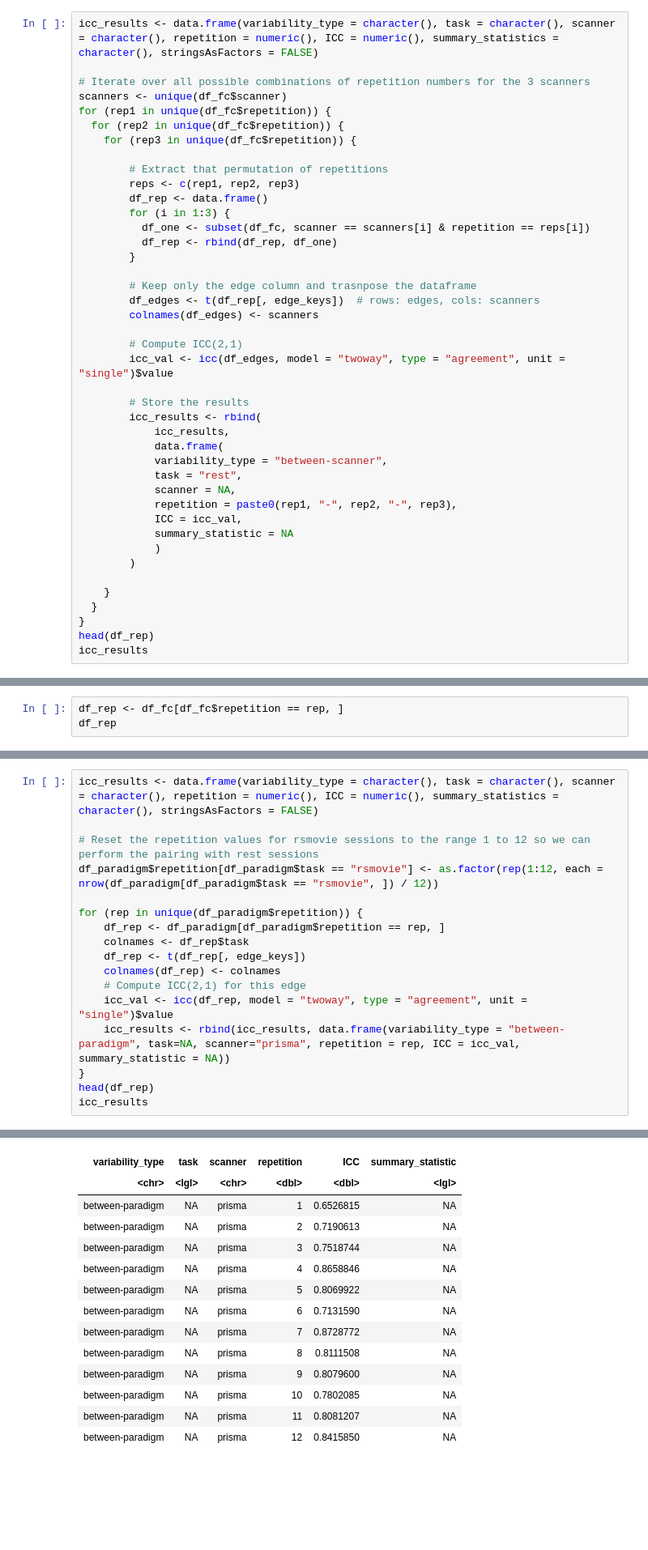
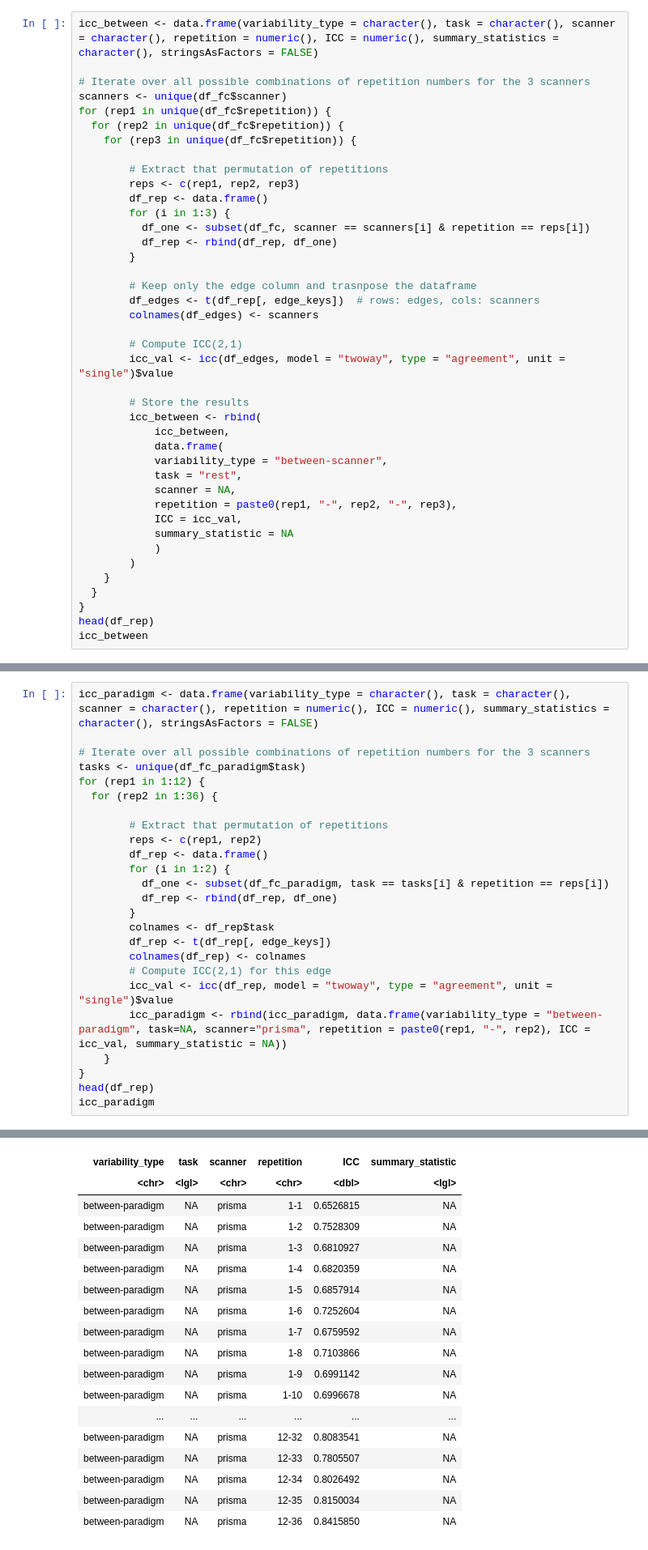
Before and after one commit to celprov/hcph-sops, a Jupyter notebook: docs/analysis/icc.ipynb, the cells around one changed output, grey strips where cells are left out. Shown at 81% size. Cells and saved outputs as stored; diff of their text form; blank space fills up the shorter version.

```diff
--- a/docs/analysis/icc.ipynb
+++ b/docs/analysis/icc.ipynb
@@ -209,7 +209,7 @@ Mean ICC across edges: -0.02419042
 Median ICC across edges: -0.01757463
 [figure]
 # %%
-icc_results <- data.frame(variability_type = character(), task = character(), scanner = character(), repetition = numeric(), ICC = numeric(), summary_statistics = character(), stringsAsFactors = FALSE)
+icc_between <- data.frame(variability_type = character(), task = character(), scanner = character(), repetition = numeric(), ICC = numeric(), summary_statistics = character(), stringsAsFactors = FALSE)
 
 # Iterate over all possible combinations of repetition numbers for the 3 scanners
 scanners <- unique(df_fc$scanner)
@@ -233,8 +233,8 @@ for (rep1 in unique(df_fc$repetition)) {
         icc_val <- icc(df_edges, model = "twoway", type = "agreement", unit = "single")$value
 
         # Store the results
-        icc_results <- rbind(
-            icc_results,
+        icc_between <- rbind(
+            icc_between,
             data.frame(
             variability_type = "between-scanner",
             task = "rest",
@@ -244,9 +244,8 @@ for (rep1 in unique(df_fc$repetition)) {
             summary_statistic = NA
             )
         )
-
     }
   }
 }
 head(df_rep)
-icc_results
+icc_between
@@ -275,3 +251,0 @@ A data.frame: 12 × 6
-# %%
-df_rep <- df_fc[df_fc$repetition == rep, ]
-df_rep
@@ -440,22 +409,30 @@ Mean ICC across edges: 0.01970949
 Median ICC across edges: 0.780564
 [figure]
 # %%
-icc_results <- data.frame(variability_type = character(), task = character(), scanner = character(), repetition = numeric(), ICC = numeric(), summary_statistics = character(), stringsAsFactors = FALSE)
+icc_paradigm <- data.frame(variability_type = character(), task = character(), scanner = character(), repetition = numeric(), ICC = numeric(), summary_statistics = character(), stringsAsFactors = FALSE)
 
-# Reset the repetition values for rsmovie sessions to the range 1 to 12 so we can perform the pairing with rest sessions
-df_paradigm$repetition[df_paradigm$task == "rsmovie"] <- as.factor(rep(1:12, each = nrow(df_paradigm[df_paradigm$task == "rsmovie", ]) / 12))
+# Iterate over all possible combinations of repetition numbers for the 3 scanners
+tasks <- unique(df_fc_paradigm$task)
+for (rep1 in 1:12) {
+  for (rep2 in 1:36) {
 
-for (rep in unique(df_paradigm$repetition)) {
-    df_rep <- df_paradigm[df_paradigm$repetition == rep, ]
-    colnames <- df_rep$task
-    df_rep <- t(df_rep[, edge_keys])
-    colnames(df_rep) <- colnames
-    # Compute ICC(2,1) for this edge
-    icc_val <- icc(df_rep, model = "twoway", type = "agreement", unit = "single")$value
-    icc_results <- rbind(icc_results, data.frame(variability_type = "between-paradigm", task=NA, scanner="prisma", repetition = rep, ICC = icc_val, summary_statistic = NA))
+        # Extract that permutation of repetitions
+        reps <- c(rep1, rep2)
+        df_rep <- data.frame()
+        for (i in 1:2) {
+          df_one <- subset(df_fc_paradigm, task == tasks[i] & repetition == reps[i])
+          df_rep <- rbind(df_rep, df_one)
+        }
+        colnames <- df_rep$task
+        df_rep <- t(df_rep[, edge_keys])
+        colnames(df_rep) <- colnames
+        # Compute ICC(2,1) for this edge
+        icc_val <- icc(df_rep, model = "twoway", type = "agreement", unit = "single")$value
+        icc_paradigm <- rbind(icc_paradigm, data.frame(variability_type = "between-paradigm", task=NA, scanner="prisma", repetition = paste0(rep1, "-", rep2), ICC = icc_val, summary_statistic = NA))
+    }
 }
 head(df_rep)
-icc_results
+icc_paradigm
 # %% [output]
 A matrix: 6 × 2 of type dbl
 |  | rest | rsmovie |
@@ -469,15 +446,19 @@ A data.frame: 12 × 6
 | variability_type | task | scanner | repetition | ICC | summary_statistic |
-| <chr> | <lgl> | <chr> | <dbl> | <dbl> | <lgl> |
-| between-paradigm | NA | prisma | 1 | 0.6526815 | NA |
-| between-paradigm | NA | prisma | 2 | 0.7190613 | NA |
-| between-paradigm | NA | prisma | 3 | 0.7518744 | NA |
-| between-paradigm | NA | prisma | 4 | 0.8658846 | NA |
-| between-paradigm | NA | prisma | 5 | 0.8069922 | NA |
-| between-paradigm | NA | prisma | 6 | 0.7131590 | NA |
-| between-paradigm | NA | prisma | 7 | 0.8728772 | NA |
-| between-paradigm | NA | prisma | 8 | 0.8111508 | NA |
-| between-paradigm | NA | prisma | 9 | 0.8079600 | NA |
-| between-paradigm | NA | prisma | 10 | 0.7802085 | NA |
-| between-paradigm | NA | prisma | 11 | 0.8081207 | NA |
-| between-paradigm | NA | prisma | 12 | 0.8415850 | NA |
+| <chr> | <lgl> | <chr> | <chr> | <dbl> | <lgl> |
+| between-paradigm | NA | prisma | 1-1 | 0.6526815 | NA |
+| between-paradigm | NA | prisma | 1-2 | 0.7528309 | NA |
+| between-paradigm | NA | prisma | 1-3 | 0.6810927 | NA |
+| between-paradigm | NA | prisma | 1-4 | 0.6820359 | NA |
+| between-paradigm | NA | prisma | 1-5 | 0.6857914 | NA |
+| between-paradigm | NA | prisma | 1-6 | 0.7252604 | NA |
+| between-paradigm | NA | prisma | 1-7 | 0.6759592 | NA |
+| between-paradigm | NA | prisma | 1-8 | 0.7103866 | NA |
+| between-paradigm | NA | prisma | 1-9 | 0.6991142 | NA |
+| between-paradigm | NA | prisma | 1-10 | 0.6996678 | NA |
+| ... | ... | ... | ... | ... | ... |
+| between-paradigm | NA | prisma | 12-32 | 0.8083541 | NA |
+| between-paradigm | NA | prisma | 12-33 | 0.7805507 | NA |
+| between-paradigm | NA | prisma | 12-34 | 0.8026492 | NA |
+| between-paradigm | NA | prisma | 12-35 | 0.8150034 | NA |
+| between-paradigm | NA | prisma | 12-36 | 0.8415850 | NA |
 # %%
```
Also changed, not shown: parts of 6 cells of this notebook.
